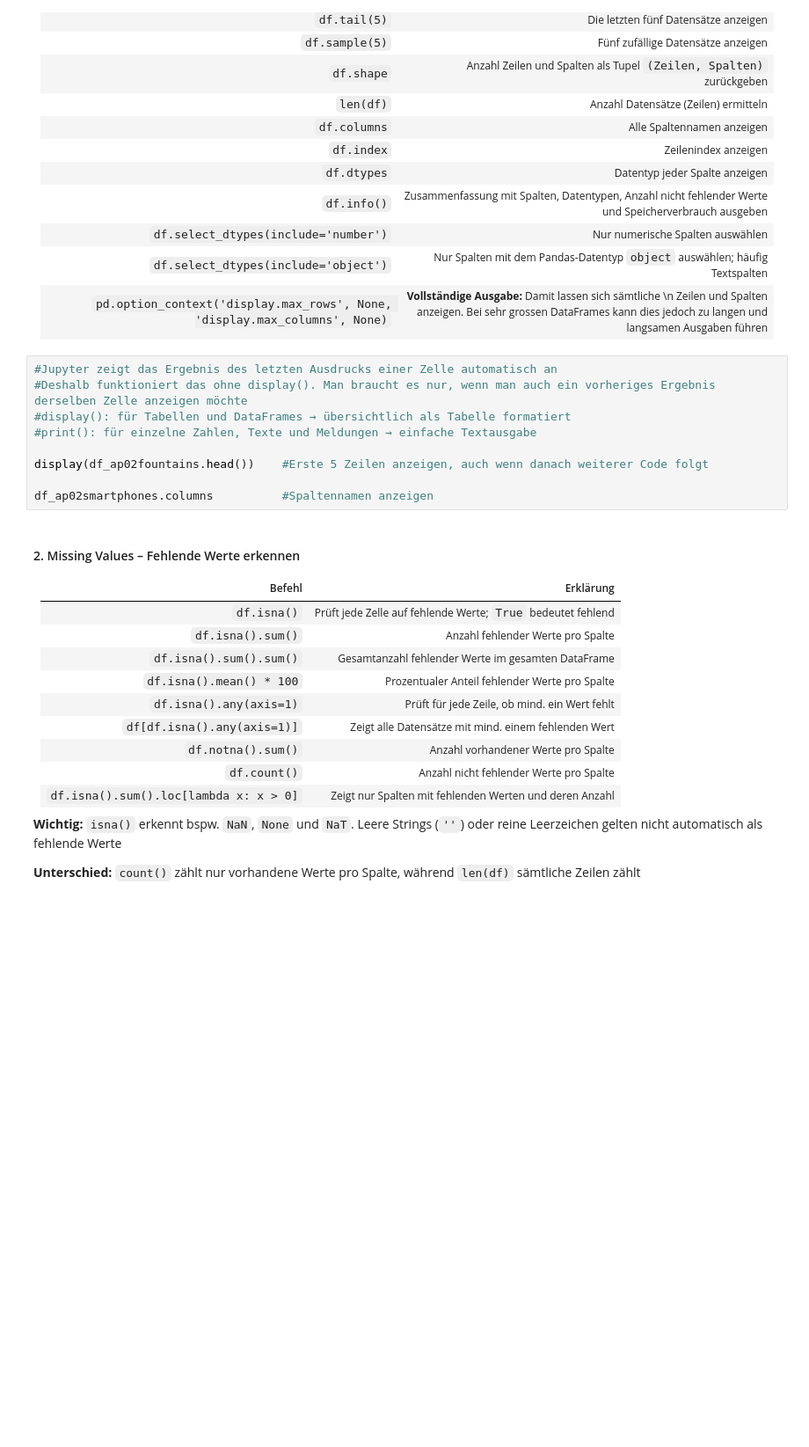
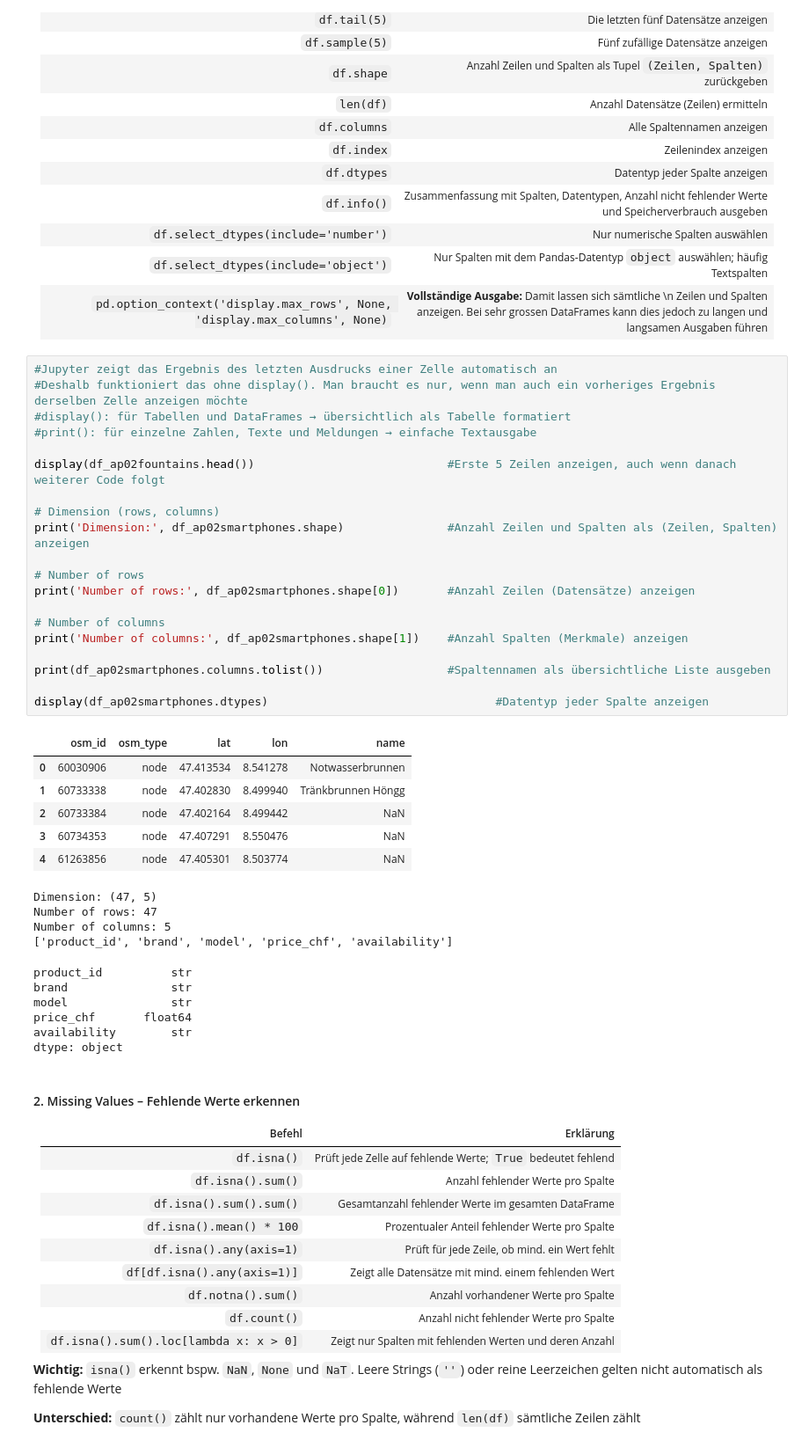
Before and after one commit to pyrat12/DS_HS2026_LNW, a Jupyter notebook: DS_HS2026_LNW_I_Examples/AP02/AP02 V4 Data Ingestion & DF Analysis/AP02 Spick DF Analysis.ipynb, the cells around one changed output. Shown at 88% size. Cells and saved outputs as stored; diff of their text form; blank space fills up the shorter version.

```diff
--- a/DS_HS2026_LNW_I_Examples/AP02/AP02 V4 Data Ingestion & DF Analysis/AP02 Spick DF Analysis.ipynb
+++ b/DS_HS2026_LNW_I_Examples/AP02/AP02 V4 Data Ingestion & DF Analysis/AP02 Spick DF Analysis.ipynb
@@ -54,12 +69,40 @@ display(df_ap02smartphones.head())
 # %%
 #Jupyter zeigt das Ergebnis des letzten Ausdrucks einer Zelle automatisch an
 #Deshalb funktioniert das ohne display(). Man braucht es nur, wenn man auch ein vorheriges Ergebnis derselben Zelle anzeigen möchte
 #display(): für Tabellen und DataFrames → übersichtlich als Tabelle formatiert
 #print(): für einzelne Zahlen, Texte und Meldungen → einfache Textausgabe
 
-display(df_ap02fountains.head())    #Erste 5 Zeilen anzeigen, auch wenn danach weiterer Code folgt
+display(df_ap02fountains.head())                            #Erste 5 Zeilen anzeigen, auch wenn danach weiterer Code folgt
 
-df_ap02smartphones.columns          #Spaltennamen anzeigen
+# Dimension (rows, columns)
+print('Dimension:', df_ap02smartphones.shape)               #Anzahl Zeilen und Spalten als (Zeilen, Spalten) anzeigen
+
+# Number of rows
+print('Number of rows:', df_ap02smartphones.shape[0])       #Anzahl Zeilen (Datensätze) anzeigen
+
+# Number of columns
+print('Number of columns:', df_ap02smartphones.shape[1])    #Anzahl Spalten (Merkmale) anzeigen
+
+print(df_ap02smartphones.columns.tolist())                  #Spaltennamen als übersichtliche Liste ausgeben
+
+display(df_ap02smartphones.dtypes)                                 #Datentyp jeder Spalte anzeigen
+# %% [output]
+|  | osm_id | osm_type | lat | lon | name |
+| 0 | 60030906 | node | 47.413534 | 8.541278 | Notwasserbrunnen |
+| 1 | 60733338 | node | 47.402830 | 8.499940 | Tränkbrunnen Höngg |
+| 2 | 60733384 | node | 47.402164 | 8.499442 | NaN |
+| 3 | 60734353 | node | 47.407291 | 8.550476 | NaN |
+| 4 | 61263856 | node | 47.405301 | 8.503774 | NaN |
+Dimension: (47, 5)
+Number of rows: 47
+Number of columns: 5
+['product_id', 'brand', 'model', 'price_chf', 'availability']
+product_id          str
+brand               str
+model               str
+price_chf       float64
+availability        str
+dtype: object
 # %% [markdown]
 #### 2. Missing Values – Fehlende Werte erkennen
 
```
Also changed, not shown: parts of 1 cell of this notebook, 2 other files.
